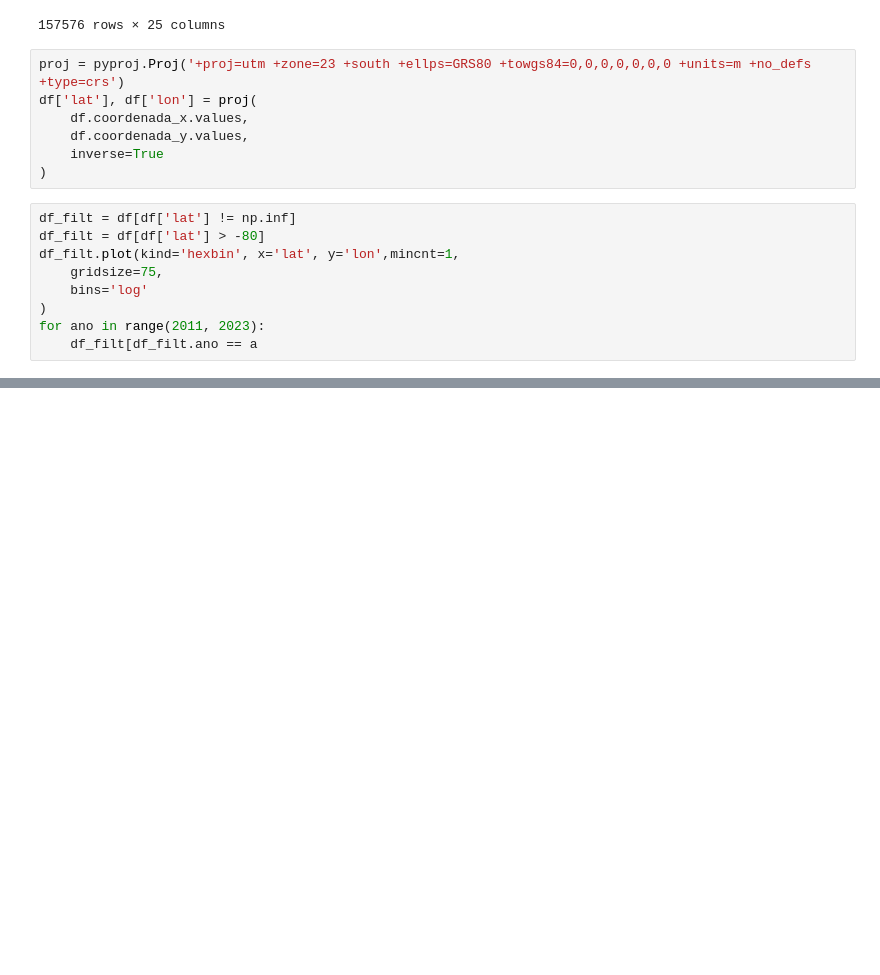
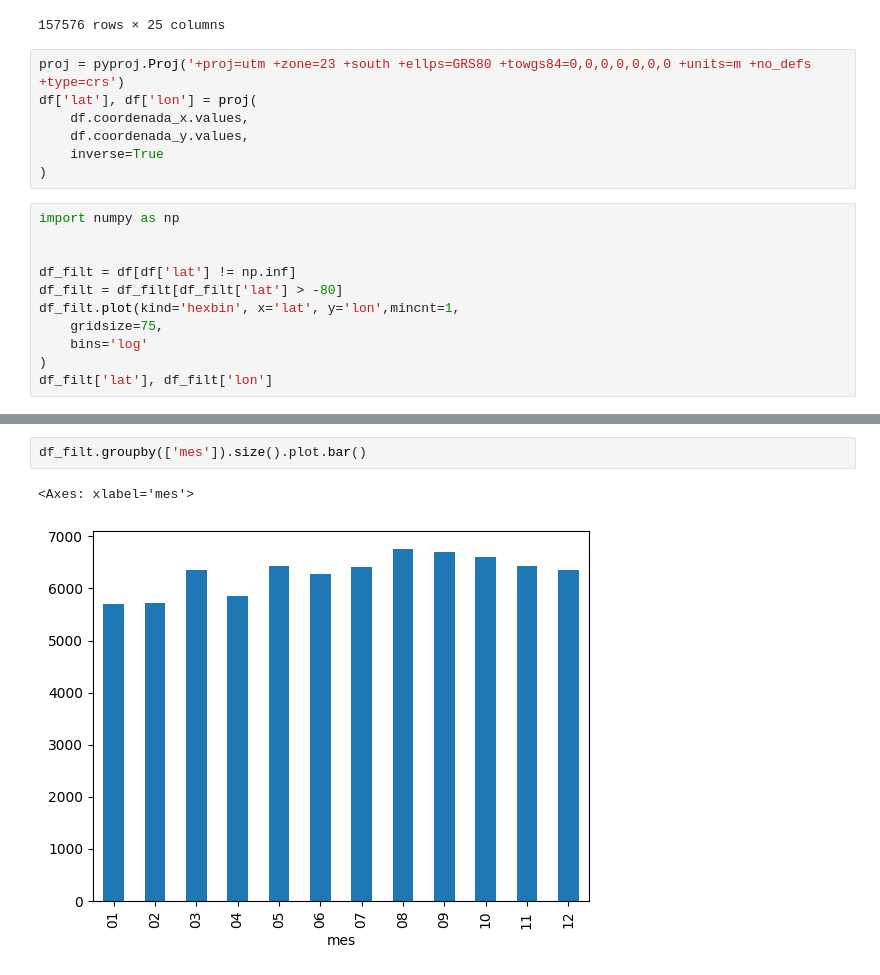
Before and after one commit to isisbiaduarte/fcd, a Jupyter notebook: assets/99-Projeto/originais/Untitled.ipynb, the cells around one changed output, grey strips where cells are left out. Cells and saved outputs as stored; diff of their text form; blank space fills up the shorter version.

```diff
--- a/assets/99-Projeto/originais/Untitled.ipynb
+++ b/assets/99-Projeto/originais/Untitled.ipynb
@@ -53,12 +41,14 @@ df['lat'], df['lon'] = proj(
     inverse=True
 )
 # %%
+import numpy as np
+
+
 df_filt = df[df['lat'] != np.inf]
-df_filt = df[df['lat'] > -80]
+df_filt = df_filt[df_filt['lat'] > -80]
 df_filt.plot(kind='hexbin', x='lat', y='lon',mincnt=1,
     gridsize=75,
     bins='log'
 )
-for ano in range(2011, 2023):
-    df_filt[df_filt.ano == a
+df_filt['lat'], df_filt['lon']
 # %% [output]
@@ -78,2 +72,7 @@ for ano in range(2011, 2023):
 [figure]
+# %%
+df_filt.groupby(['mes']).size().plot.bar()
+# %% [output]
+<Axes: xlabel='mes'>
+[figure, added]
 # %%
```
Also changed, not shown: parts of 11 cells of this notebook, 13 other files.
